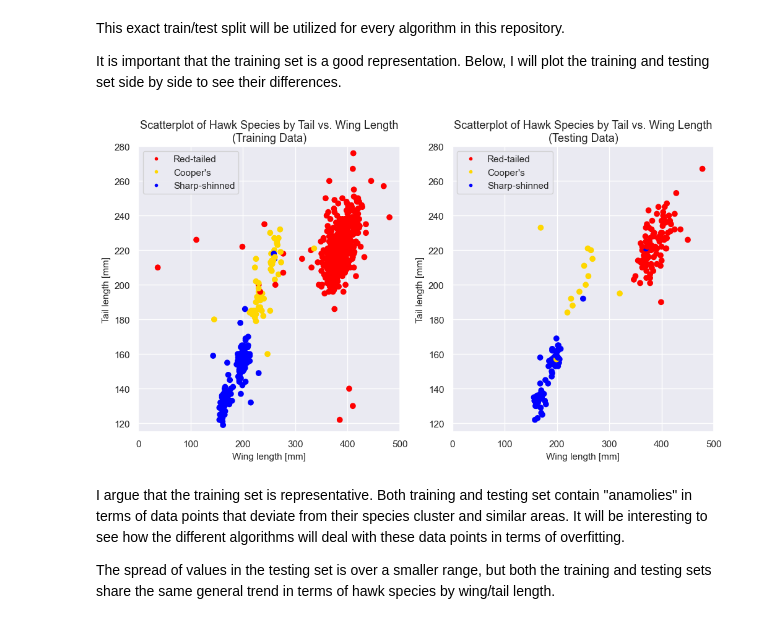
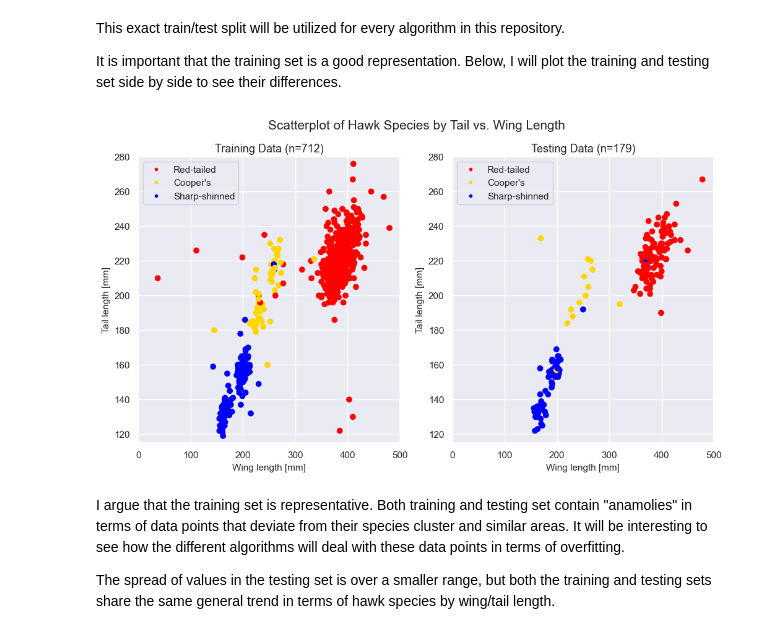
Before and after one commit to kary5678/INDE-577, a Jupyter notebook: Data/hawks_analysis.ipynb, the cells around one changed output. Drawn from its saved outputs; the diff is of its cells as text; code cells hidden in the pictures.

```diff
--- a/Data/hawks_analysis.ipynb
+++ b/Data/hawks_analysis.ipynb
@@ -219,25 +222,26 @@ custom_legend = [Line2D([], [], marker='.', color='red', linestyle='None'),
                  Line2D([], [], marker='.', color='blue', linestyle='None')]
 # %%
 fig, (ax1, ax2) = plt.subplots(1, 2, figsize=(12,6))
+fig.suptitle("Scatterplot of Hawk Species by Tail vs. Wing Length", fontsize = 15)
 ax1.set_xlim((0, 500))
 ax1.set_ylim((115, 280))
 ax1.scatter(X_train[:, 1], X_train[:, 5], color = [species_colors[y] for y in y_train])
 ax1.set_xlabel("Wing length [mm]", fontsize = 11)
 ax1.set_ylabel("Tail length [mm]", fontsize = 11)
-ax1.set_title("Scatterplot of Hawk Species by Tail vs. Wing Length\n(Training Data)", fontsize = 13)
+ax1.set_title("Training Data (n=712)", fontsize = 13)
 ax1.legend(fontsize = 11, loc = "upper left", handles = custom_legend, labels = species_names.values())
 
 # Plot the testing set
 ax2.set_xlim((0, 500))
 ax2.set_ylim((115, 280))
 ax2.scatter(X_test[:, 1], X_test[:, 5], color = [species_colors[y] for y in y_test])
 ax2.set_xlabel("Wing length [mm]", fontsize = 11)
 ax2.set_ylabel("Tail length [mm]", fontsize = 11)
-ax2.set_title("Scatterplot of Hawk Species by Tail vs. Wing Length\n(Testing Data)", fontsize = 13)
+ax2.set_title("Testing Data (n=179)", fontsize = 13)
 ax2.legend(fontsize = 11, loc = "upper left", handles = custom_legend, labels = species_names.values())
 plt.show()
 # %% [output]
-[figure, old version]
+[figure, new version]
 # %% [markdown]
 I argue that the training set is representative. Both training and testing set contain "anamolies" in terms of data points that deviate from their species cluster and similar areas. It will be interesting to see how the different algorithms will deal with these data points in terms of overfitting.
 
```
Also changed, not shown: parts of 3 cells of this notebook.
